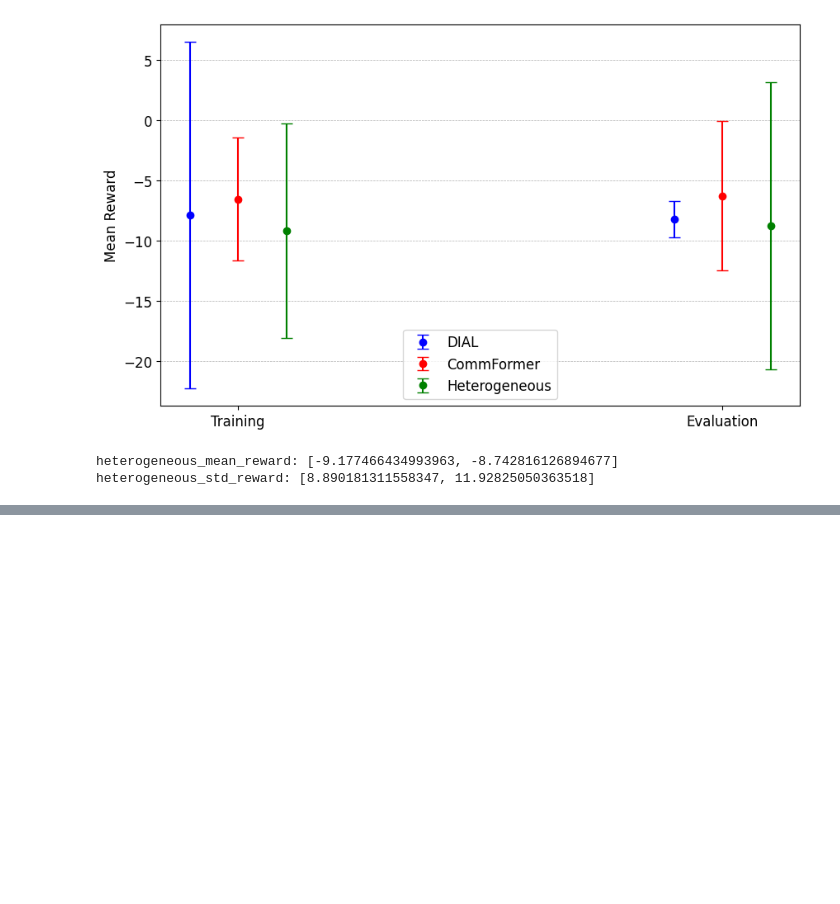
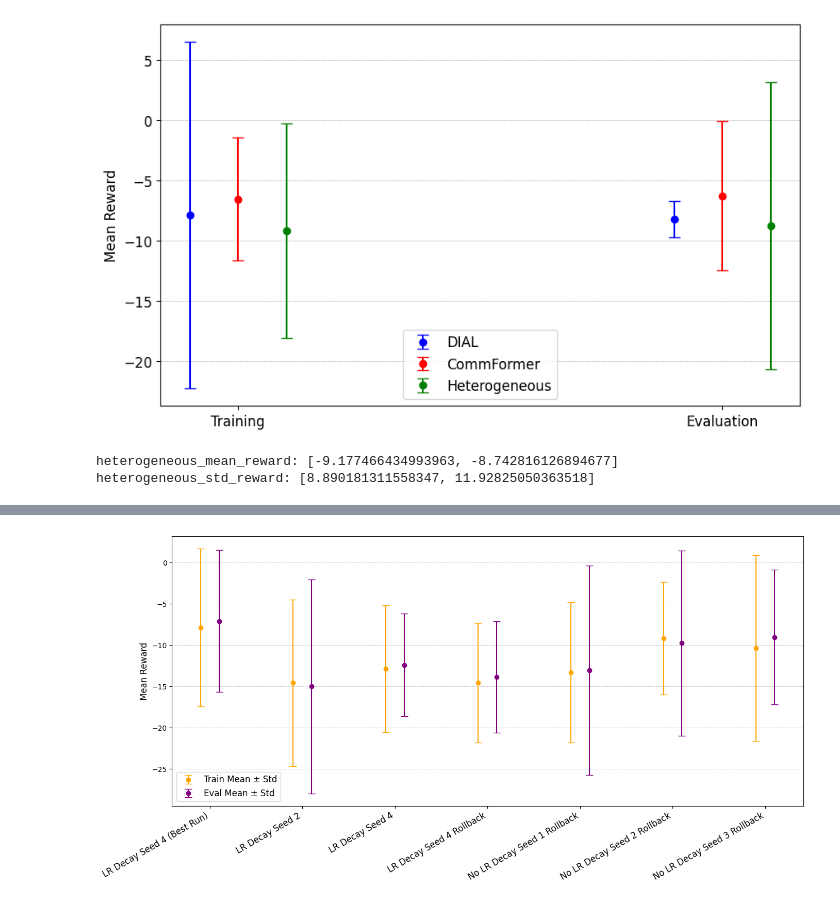
Before and after one commit to RMC-AIvsAI/CyMARL-CommFormer, a Jupyter notebook: commformer_experiment_analysis.ipynb, the cells around one changed output, grey strips where cells are left out. Saved outputs shown, nothing was run; the diff lists cells and outputs as text; code cells hidden in the pictures; blank space fills up the shorter version.

```diff
--- a/commformer_experiment_analysis.ipynb
+++ b/commformer_experiment_analysis.ipynb
@@ -291,0 +394,57 @@ heterogeneous_std_reward: [8.890181311558347, 11.92825050363518]
+# %%
+# Define the data
+scenarios = ['LR Decay Seed 4 (Best Run)', 'LR Decay Seed 2', 'LR Decay Seed 4', 'LR Decay Seed 4 Rollback',
+             'No LR Decay Seed 1 Rollback', 'No LR Decay Seed 2 Rollback', 'No LR Decay Seed 3 Rollback']
+
+# Compute mean and std for each run (Train and Eval)
+mean_rewards_eval = [
+    df_eval_best_run['Value'].mean(),
+    df_eval_lr_decay_seed_2_run['Value'].mean(),
+    df_eval_lr_decay_seed_4_run['Value'].mean(),
+    df_eval_lr_decay_seed_4_rollback_run['Value'].mean(),
+    df_eval_no_lr_decay_seed_1_rollback_run['Value'].mean(),
+    df_eval_no_lr_decay_seed_2_rollback_run['Value'].mean(),
+    df_eval_no_lr_decay_seed_3_rollback_run['Value'].mean()
+]
+std_rewards_eval = [
+    df_eval_best_run['Value'].std(),
+    df_eval_lr_decay_seed_2_run['Value'].std(),
+    df_eval_lr_decay_seed_4_run['Value'].std(),
+    df_eval_lr_decay_seed_4_rollback_run['Value'].std(),
+    df_eval_no_lr_decay_seed_1_rollback_run['Value'].std(),
+    df_eval_no_lr_decay_seed_2_rollback_run['Value'].std(),
+    df_eval_no_lr_decay_seed_3_rollback_run['Value'].std()
+]
+
+mean_rewards_train = [
+    df_best_run['Value'].mean(),
+    df_lr_decay_seed_2_run['Value'].mean(),
+    df_lr_decay_seed_4_run['Value'].mean(),
+    df_lr_decay_seed_4_rollback_run['Value'].mean(),
+    df_no_lr_decay_seed_1_rollback_run['Value'].mean(),
+    df_no_lr_decay_seed_2_rollback_run['Value'].mean(),
+    df_no_lr_decay_seed_3_rollback_run['Value'].mean()
+]
+std_rewards_train = [
+    df_best_run['Value'].std(),
+    df_lr_decay_seed_2_run['Value'].std(),
+    df_lr_decay_seed_4_run['Value'].std(),
+    df_lr_decay_seed_4_rollback_run['Value'].std(),
+    df_no_lr_decay_seed_1_rollback_run['Value'].std(),
+    df_no_lr_decay_seed_2_rollback_run['Value'].std(),
+    df_no_lr_decay_seed_3_rollback_run['Value'].std()
+]
+
+x_pos = np.arange(len(scenarios))
+
+plt.figure(figsize=(14, 7))
+plt.errorbar(x_pos - 0.1, mean_rewards_train, yerr=std_rewards_train, fmt='o', capsize=5, color='orange', label='Train Mean ± Std')
+plt.errorbar(x_pos + 0.1, mean_rewards_eval, yerr=std_rewards_eval, fmt='o', capsize=5, color='purple', label='Eval Mean ± Std')
+plt.xticks(x_pos, scenarios, rotation=30, ha='right', fontsize=12)
+plt.ylabel('Mean Reward', fontsize=12)
+plt.grid(True, axis='y', linestyle='--', linewidth=0.5)
+plt.legend(fontsize=12)
+plt.tight_layout()
+plt.show()
+# %% [output]
+[figure, added]
```
Also changed, not shown: parts of 6 cells of this notebook, 2 other files.
